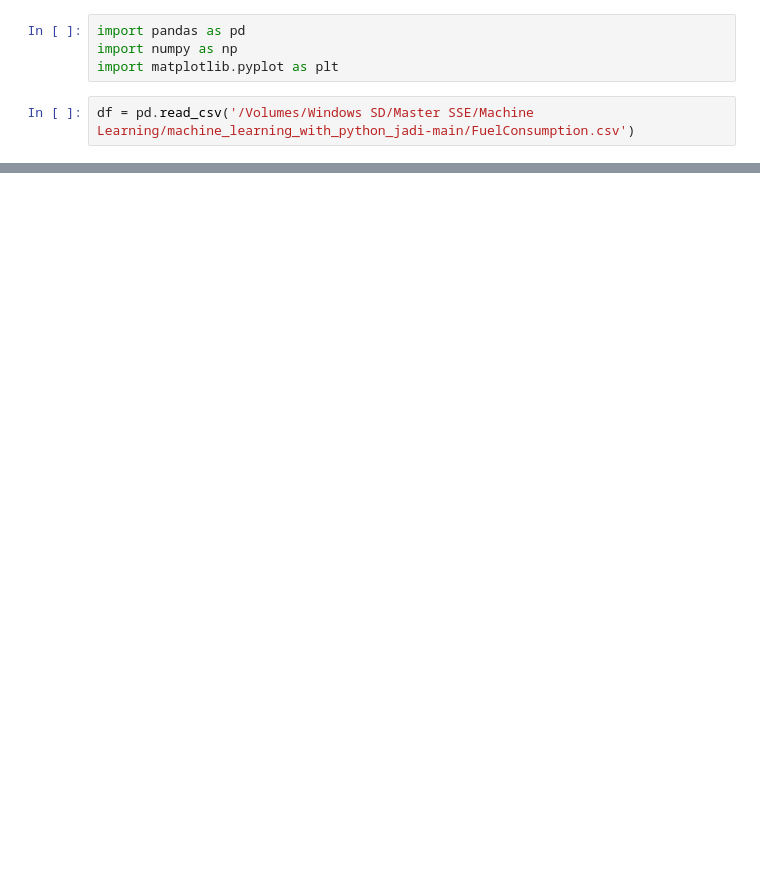
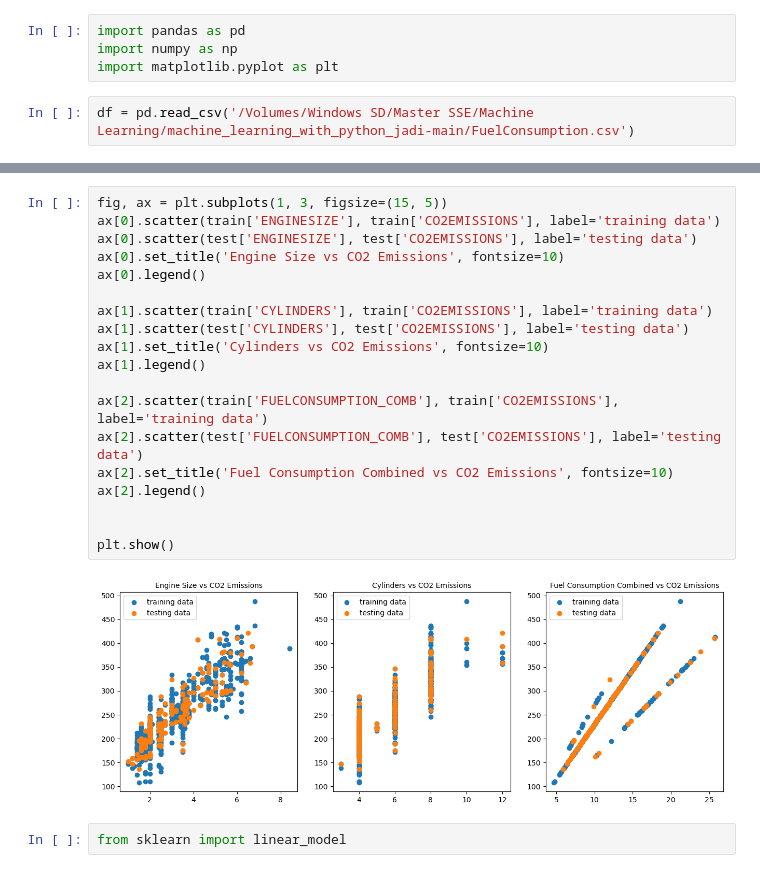
Before and after one commit to AliShrz/My-Machine-Learning, a Jupyter notebook: My Machine Learning.ipynb, the cells around one changed output, grey strips where cells are left out. Cells and saved outputs as stored; diff of their text form; blank space fills up the shorter version.

```diff
--- a/My Machine Learning.ipynb
+++ b/My Machine Learning.ipynb
@@ -38,0 +86,23 @@ plt.scatter(lst, df['MODELYEAR'], color='blue')
+# %%
+fig, ax = plt.subplots(1, 3, figsize=(15, 5))
+ax[0].scatter(train['ENGINESIZE'], train['CO2EMISSIONS'], label='training data')
+ax[0].scatter(test['ENGINESIZE'], test['CO2EMISSIONS'], label='testing data')
+ax[0].set_title('Engine Size vs CO2 Emissions', fontsize=10)
+ax[0].legend()
+
+ax[1].scatter(train['CYLINDERS'], train['CO2EMISSIONS'], label='training data')
+ax[1].scatter(test['CYLINDERS'], test['CO2EMISSIONS'], label='testing data')
+ax[1].set_title('Cylinders vs CO2 Emissions', fontsize=10)
+ax[1].legend()
+
+ax[2].scatter(train['FUELCONSUMPTION_COMB'], train['CO2EMISSIONS'], label='training data')
+ax[2].scatter(test['FUELCONSUMPTION_COMB'], test['CO2EMISSIONS'], label='testing data')
+ax[2].set_title('Fuel Consumption Combined vs CO2 Emissions', fontsize=10)
+ax[2].legend()
+
+
+plt.show()
+# %% [output]
+[figure, added]
+# %%
+from sklearn import linear_model
```
Also changed, not shown: parts of 12 cells of this notebook.
